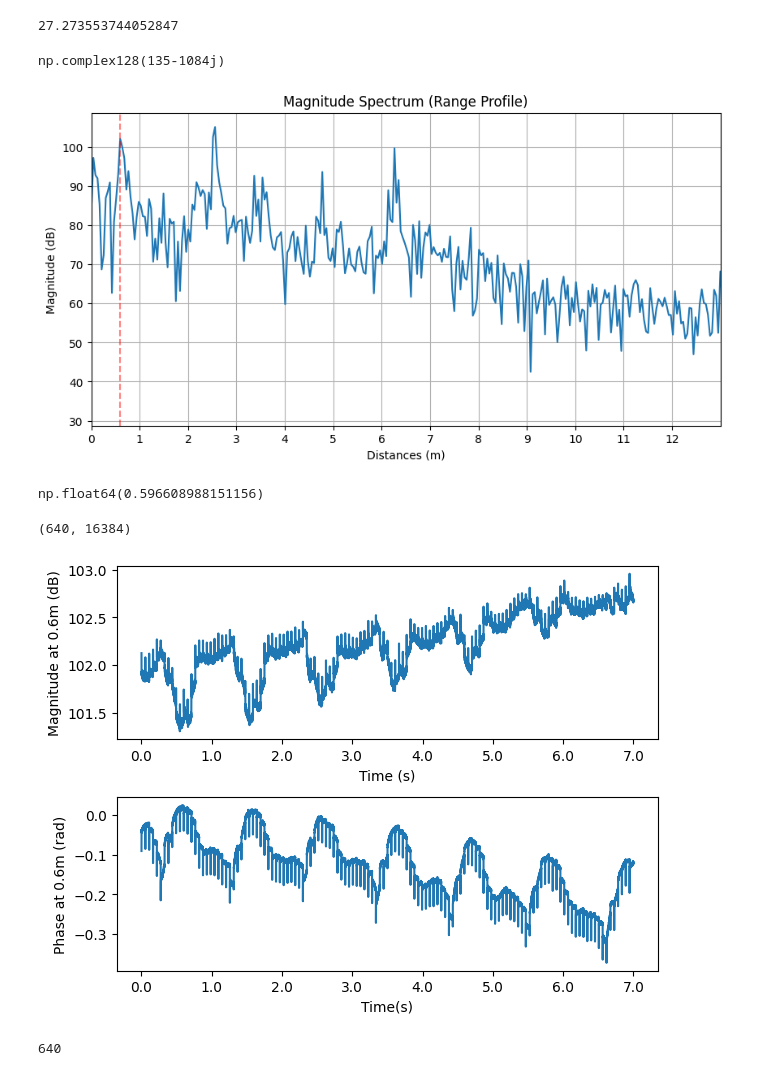
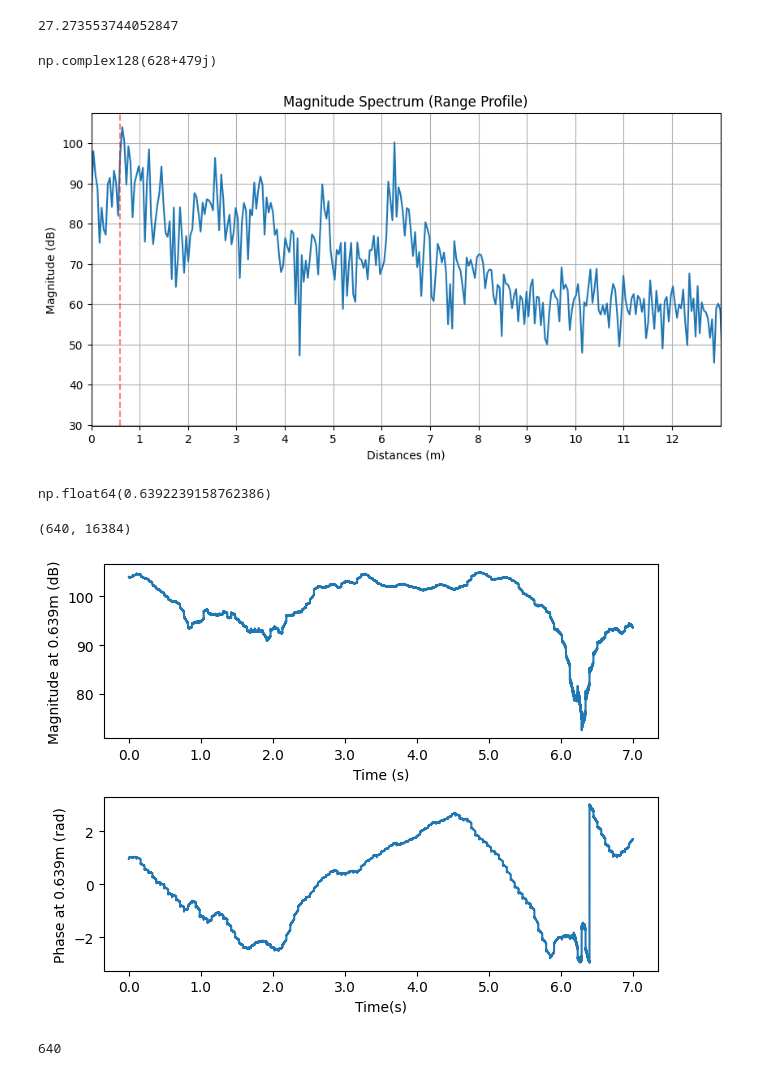
Before and after one commit to manavjeetsingh/mmWaveDataExtraction, a Jupyter notebook: rawDataProcessing1Rx1TxHighRes.ipynb, the cells around one changed output. Saved outputs shown, nothing was run; the diff lists cells and outputs as text; code cells hidden in the pictures.

```diff
--- a/rawDataProcessing1Rx1TxHighRes.ipynb
+++ b/rawDataProcessing1Rx1TxHighRes.ipynb
@@ -9,8 +9,9 @@ from dcalib import read_dca1000
 # fileName="Sitting1Tx1Rx/static_sitting_no_breathing3.bin"
 # fileName="Sitting1Tx1Rx/nothing.bin"
 # fileName="11_30/11_30_forward_nobreathing_58cm_3_Raw_0.bin"
-fileName="11_30/11_30_highres_nomovement_nobreathing_59cm_3.bin"
+# fileName="11_30/11_30_highres_nomovement_nobreathing_59cm_4.bin"
 # fileName="11_30/12_30_highres_metalObject_59cm_3.bin"
+fileName="12_8_1Tx1Rx/highres_nomovement_normalbreathing_60cm_2.bin"
 num_samples=640
 dca_out=read_dca1000(fileName,num_adc_samples = 640, num_adc_bits = 16, num_rx=1)
 # %%
@@ -89,9 +90,9 @@ range_max
 # %%
 dca_out[0][0]
 # %% [output]
-np.complex128(135-1084j)
+np.complex128(628+479j)
 # %%
-distance_idx=14
+distance_idx=15
 # distance_idx=126
 def magnitude_dbfs(fft_data, adc_bits=16):
         """
@@ -173,11 +174,11 @@ for chirp_no in range(len(dca_out[0])//samples_per_chirp):
 sigAt58cm=np.array(sigAtXXcm)
 magAt58cm=np.array(magAtXXcm)
 # %% [output]
-[figure, old version]
+[figure, new version]
 # %%
 distances[distance_idx]
 # %% [output]
-np.float64(0.596608988151156)
+np.float64(0.6392239158762386)
 # %%
 rangeFFTAcrossChirps.shape
 # %% [output]
@@ -185,29 +186,29 @@ rangeFFTAcrossChirps.shape
 # %%
 # plt.plot(np.arange(rangeFFTAcrossChirps.shape[1]),magnitude_db(rangeFFTAcrossChirps[3,:]))
 # plt.plot(np.arange(len(magAtXXcm[:])),magAtXXcm[:])
 
 # --- Create x-ticks for 0–7 seconds ---
 total_time = 7  # seconds
 num_ticks = 8   # ticks at 0,1,2,...,7 sec
 
 tick_positions = np.linspace(0, rangeFFTAcrossChirps.shape[1]-1, num_ticks)
 tick_labels = np.linspace(0, total_time, num_ticks)
 
 plt.subplot(2,1,1)
 plt.plot(np.arange(len(magAtXXcm[:])),magnitude_db(rangeFFTAcrossChirps[distance_idx,:]))
 plt.xlabel('Time (s)')
-plt.ylabel(f'Magnitude at {np.round(distances[distance_idx],2)}m (dB)')
+plt.ylabel(f'Magnitude at {np.round(distances[distance_idx],3)}m (dB)')
 plt.xticks(tick_positions, tick_labels)
 
 plt.subplot(2,1,2)
 plt.plot(np.arange(len(magAtXXcm[:])),np.angle(rangeFFTAcrossChirps[distance_idx,:]))
 plt.xlabel('Time(s)')
-plt.ylabel(f'Phase at {np.round(distances[distance_idx],2)}m (rad)')
+plt.ylabel(f'Phase at {np.round(distances[distance_idx],3)}m (rad)')
 plt.tight_layout()
 plt.xticks(tick_positions, tick_labels)
 plt.show()
 # %% [output]
-[figure, old version]
+[figure, new version]
 # %%
 len(distances)
 # %% [output]
```
Also changed, not shown: parts of 6 cells of this notebook, 4 other files.
